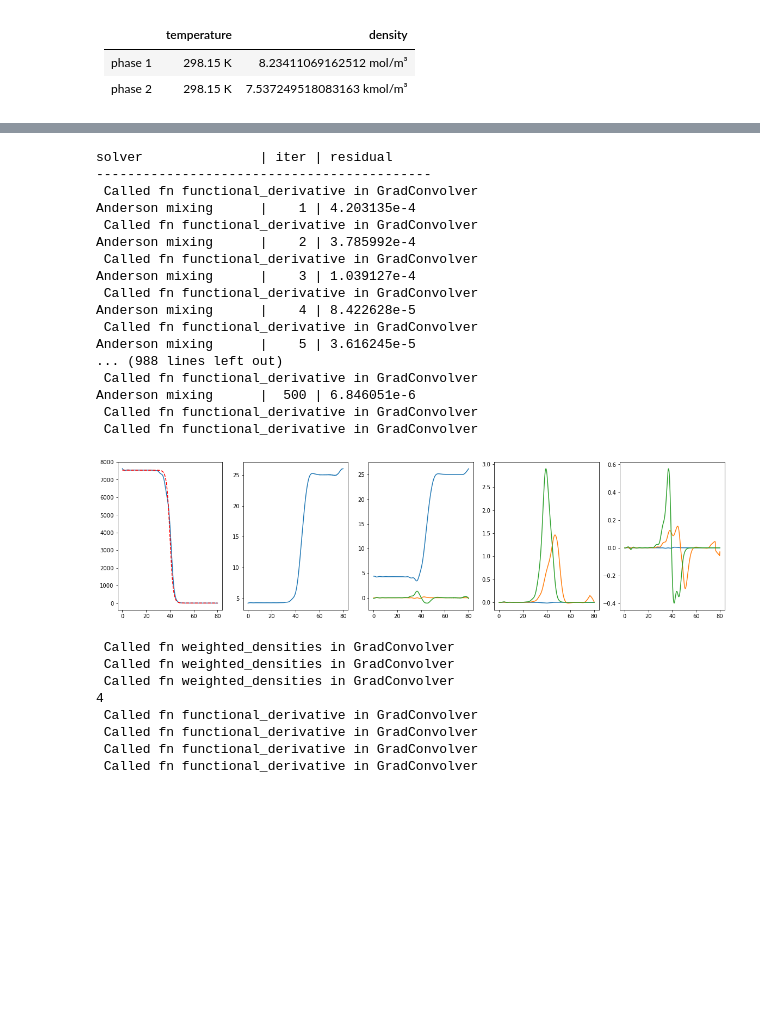
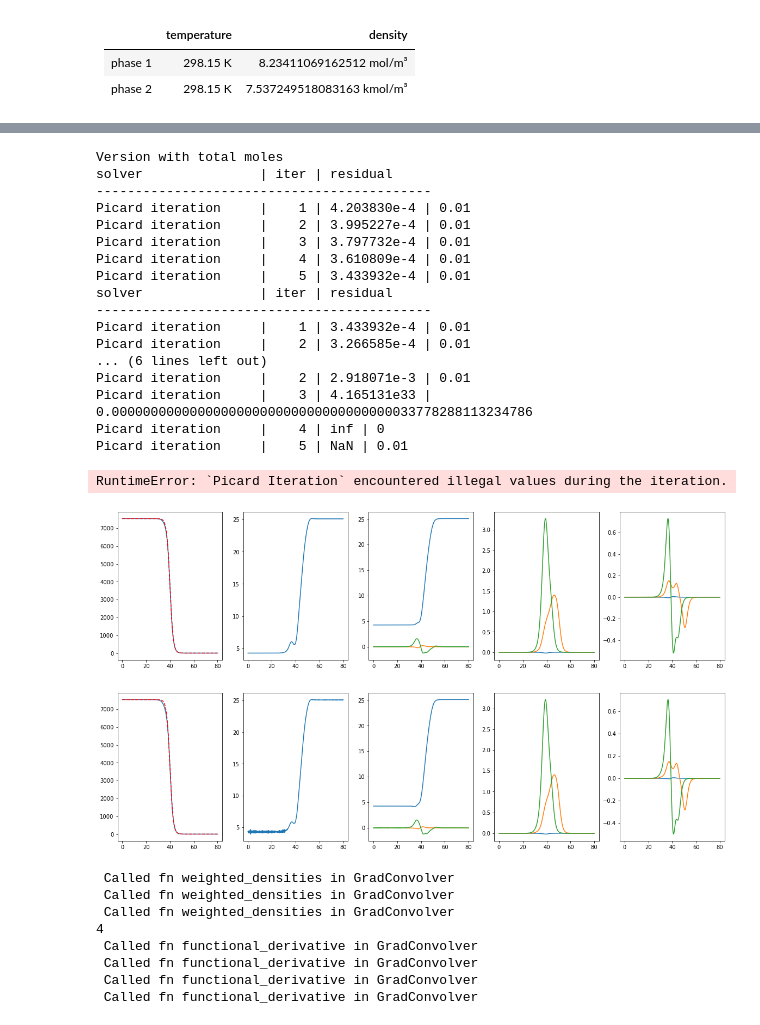
Before and after one commit to bbbursik/feos-pcsaft, a Jupyter notebook: examples/21-11-04-exampleDFT.ipynb, the cells around one changed output, grey strips where cells are left out. Drawn from its saved outputs; the diff is of its cells as text; code cells hidden in the pictures; blank space fills up the shorter version.

```diff
--- a/examples/21-11-04-exampleDFT.ipynb
+++ b/examples/21-11-04-exampleDFT.ipynb
@@ -68,2 +55,0 @@ Picard iteration log |   30 | 7.831495e-1 | 0.0000032185064061094882
-# %%
-data = np.load('array.npy')
@@ -74,10 +143,10 @@ data.shape
 # %%
-# solver = DFTSolver(output=True).picard_iteration(tol=1.0e-8, beta=0.01, max_iter=2, log=False )#.picard_iteration(tol=1.0e-5, beta=0.01, max_iter=10).anderson_mixing(tol=1.0e-9,mmax=10)# # just write after one another
-solver = DFTSolver(output=True).anderson_mixing(tol=1.0e-9,mmax=20, max_iter=500, beta=0.02)# # just write after one another
+solver = DFTSolver(output=True).picard_iteration(tol=1.0e-8, beta=0.01, max_iter=5, log=False )#.picard_iteration(tol=1.0e-5, beta=0.01, max_iter=10).anderson_mixing(tol=1.0e-9,mmax=10)# # just write after one another
+# solver = DFTSolver(output=True).anderson_mixing(tol=1.0e-9,mmax=20, max_iter=10, beta=0.02)# # just write after one another
 interface = PlanarInterface.from_tanh(vle, 1024, 80 * ANGSTROM, t_crit, local_flag=True)
 density_init = interface.density
 i = 0
-while i < 1:
+while i < 3:
     interface.solve(solver, debug=True)
     fig, axs = plt.subplots(1, 5,figsize=(20, 5), facecolor='w', edgecolor='k')
     axs[0].plot(interface.z / ANGSTROM, (interface.density/MOL*METER**3)[0,:])
@@ -90,46 +159,48 @@ while i < 1:
     axs[1].plot(interface.z / ANGSTROM, (interface.functional_derivative)[0,:])
     #axs[1].set_ylim([4.2605, 4.26075])
 
     axs[2].plot(interface.z / ANGSTROM, (interface.local_functional_derivative)[0][0,:])
     axs[2].plot(interface.z / ANGSTROM, (interface.local_functional_derivative)[1][0,:])
     axs[2].plot(interface.z / ANGSTROM, (interface.local_functional_derivative)[2][0,:])
     # axs[2].set_ylim([-0.01,.01])
 
     for filename in glob.glob('*_grad_fpd.npy'):
         data = np.load(filename)
         axs[3].plot(interface.z / ANGSTROM, (data)[0,:])
     # axs[3].plot(interface.z / ANGSTROM, (data)[1,:])
     # axs[3].plot(interface.z / ANGSTROM, (data)[2,:])
     # axs[3].plot(interface.z / ANGSTROM, (data)[3,:])
     # axs[3].plot(interface.z / ANGSTROM, (data)[4,:])
     # axs[3].plot(interface.z / ANGSTROM, (data)[5,:])
     # axs[3].set_ylim([-0.000001,.000001])
 
     for filename in glob.glob('*_lapl_fpd.npy'):
         data = np.load(filename)
         axs[4].plot(interface.z / ANGSTROM, (data)[0,:])
     # axs[4].set_ylim([-0.000001,.000001])
 
     # print(data)
     fig.show()
 
     i = i + 1
 # %% [output]
+Version with total moles
 solver               | iter | residual
 -------------------------------------------
- Called fn functional_derivative in GradConvolver
-Anderson mixing      |    1 | 4.203135e-4
- Called fn functional_derivative in GradConvolver
-Anderson mixing      |    2 | 3.785992e-4
- Called fn functional_derivative in GradConvolver
-Anderson mixing      |    3 | 1.039127e-4
- Called fn functional_derivative in GradConvolver
-Anderson mixing      |    4 | 8.422628e-5
- Called fn functional_derivative in GradConvolver
-Anderson mixing      |    5 | 3.616245e-5
-... (988 lines left out)
- Called fn functional_derivative in GradConvolver
-Anderson mixing      |  500 | 6.846051e-6
- Called fn functional_derivative in GradConvolver
- Called fn functional_derivative in GradConvolver
+Picard iteration     |    1 | 4.203830e-4 | 0.01
+Picard iteration     |    2 | 3.995227e-4 | 0.01
+Picard iteration     |    3 | 3.797732e-4 | 0.01
+Picard iteration     |    4 | 3.610809e-4 | 0.01
+Picard iteration     |    5 | 3.433932e-4 | 0.01
+solver               | iter | residual
+-------------------------------------------
+Picard iteration     |    1 | 3.433932e-4 | 0.01
+Picard iteration     |    2 | 3.266585e-4 | 0.01
+... (6 lines left out)
+Picard iteration     |    2 | 2.918071e-3 | 0.01
+Picard iteration     |    3 | 4.165131e33 | 0.000000000000000000000000000000000000033778288113234786
+Picard iteration     |    4 | inf | 0
+Picard iteration     |    5 | NaN | 0.01
+RuntimeError: `Picard Iteration` encountered illegal values during the iteration.
-[figure, old version]
+[figure, new version]
+[figure, added]
```
Also changed, not shown: parts of 6 cells of this notebook.
